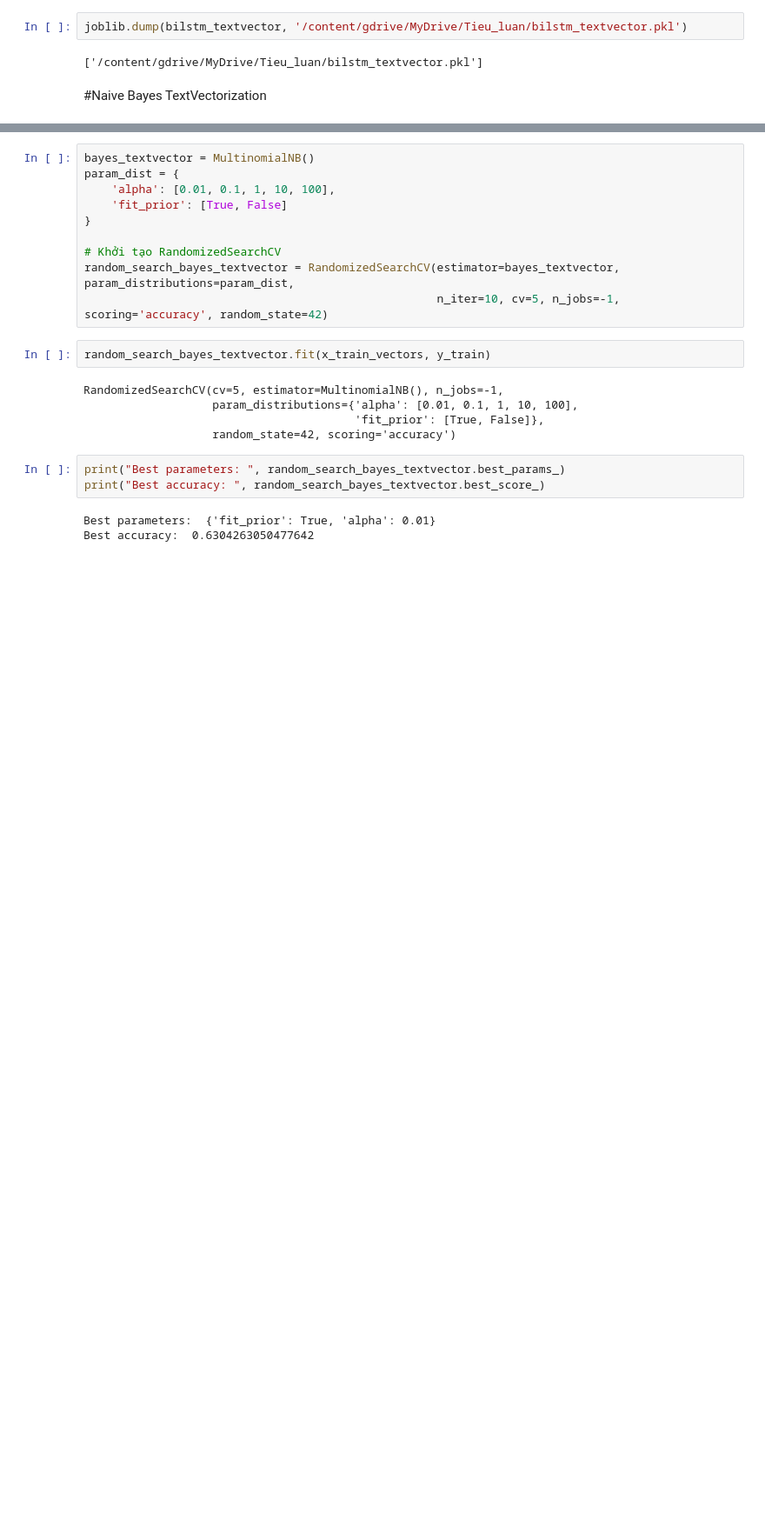
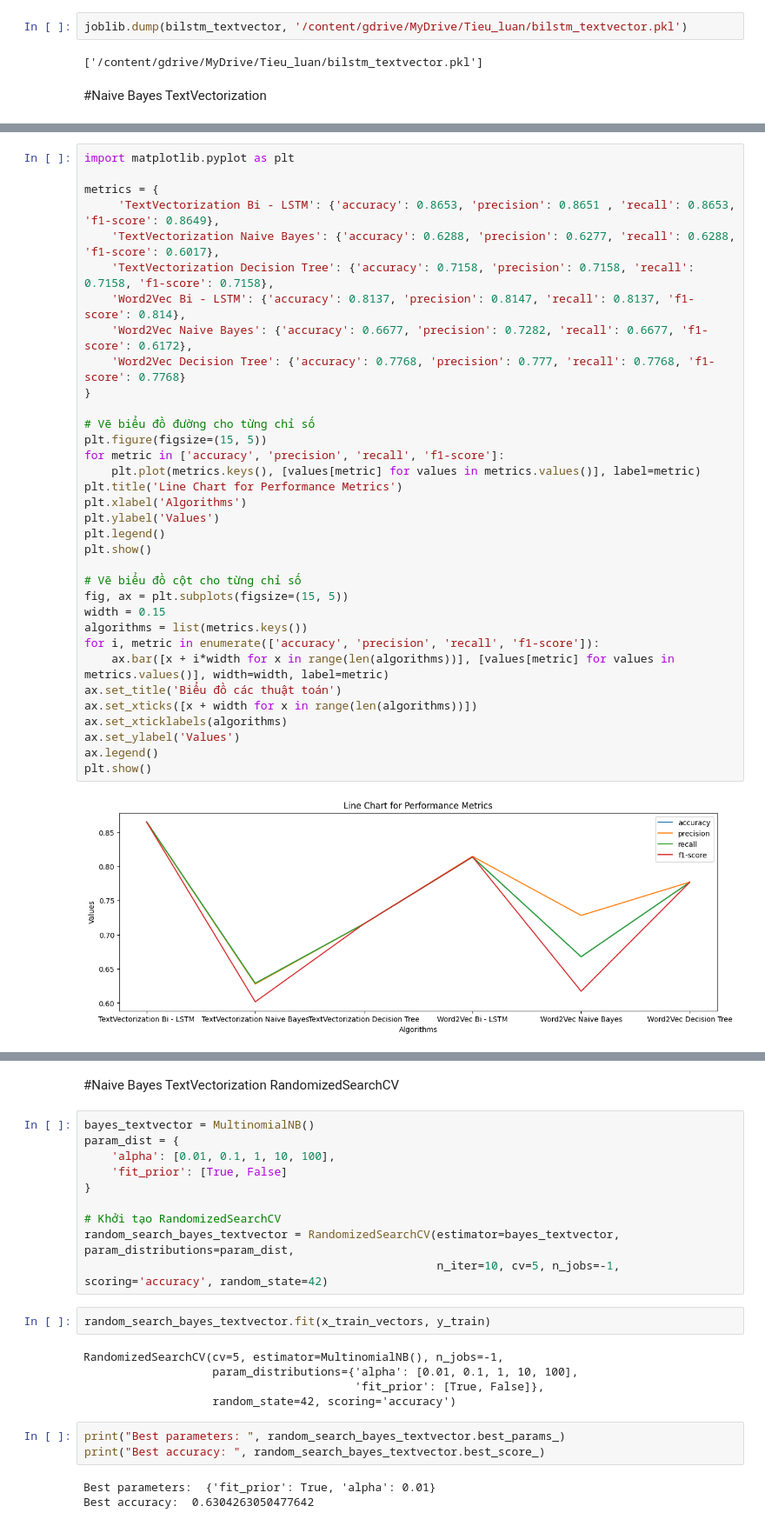
Before and after one commit to PhuongNhi187/TieuLuan_NguyenThiPhuongNhi_2024_2025, a Jupyter notebook: training_data_final.ipynb, the cells around one changed output, grey strips where cells are left out. Shown at 87% size. Saved outputs shown, nothing was run; the diff lists cells and outputs as text; blank space fills up the shorter version.

```diff
--- a/training_data_final.ipynb
+++ b/training_data_final.ipynb
@@ -299,0 +603,36 @@ joblib.dump(bilstm_textvector, '/content/gdrive/MyDrive/Tieu_luan/bilstm_textvec
+# %%
+import matplotlib.pyplot as plt
+
+metrics = {
+     'TextVectorization Bi - LSTM': {'accuracy': 0.8653, 'precision': 0.8651 , 'recall': 0.8653, 'f1-score': 0.8649},
+    'TextVectorization Naive Bayes': {'accuracy': 0.6288, 'precision': 0.6277, 'recall': 0.6288, 'f1-score': 0.6017},
+    'TextVectorization Decision Tree': {'accuracy': 0.7158, 'precision': 0.7158, 'recall': 0.7158, 'f1-score': 0.7158},
+    'Word2Vec Bi - LSTM': {'accuracy': 0.8137, 'precision': 0.8147, 'recall': 0.8137, 'f1-score': 0.814},
+    'Word2Vec Naive Bayes': {'accuracy': 0.6677, 'precision': 0.7282, 'recall': 0.6677, 'f1-score': 0.6172},
+    'Word2Vec Decision Tree': {'accuracy': 0.7768, 'precision': 0.777, 'recall': 0.7768, 'f1-score': 0.7768}
+}
+
+# Vẽ biểu đồ đường cho từng chỉ số
+plt.figure(figsize=(15, 5))
+for metric in ['accuracy', 'precision', 'recall', 'f1-score']:
+    plt.plot(metrics.keys(), [values[metric] for values in metrics.values()], label=metric)
+plt.title('Line Chart for Performance Metrics')
+plt.xlabel('Algorithms')
+plt.ylabel('Values')
+plt.legend()
+plt.show()
+
+# Vẽ biểu đồ cột cho từng chỉ số
+fig, ax = plt.subplots(figsize=(15, 5))
+width = 0.15
+algorithms = list(metrics.keys())
+for i, metric in enumerate(['accuracy', 'precision', 'recall', 'f1-score']):
+    ax.bar([x + i*width for x in range(len(algorithms))], [values[metric] for values in metrics.values()], width=width, label=metric)
+ax.set_title('Biểu đồ các thuật toán')
+ax.set_xticks([x + width for x in range(len(algorithms))])
+ax.set_xticklabels(algorithms)
+ax.set_ylabel('Values')
+ax.legend()
+plt.show()
+# %% [output]
+[figure, added]
@@ -300,3 +640,5 @@ joblib.dump(bilstm_textvector, '/content/gdrive/MyDrive/Tieu_luan/bilstm_textvec
+# %% [markdown]
+#Naive Bayes TextVectorization RandomizedSearchCV
 # %%
 bayes_textvector = MultinomialNB()
 param_dist = {
```
Also changed, not shown: parts of 67 cells of this notebook.
